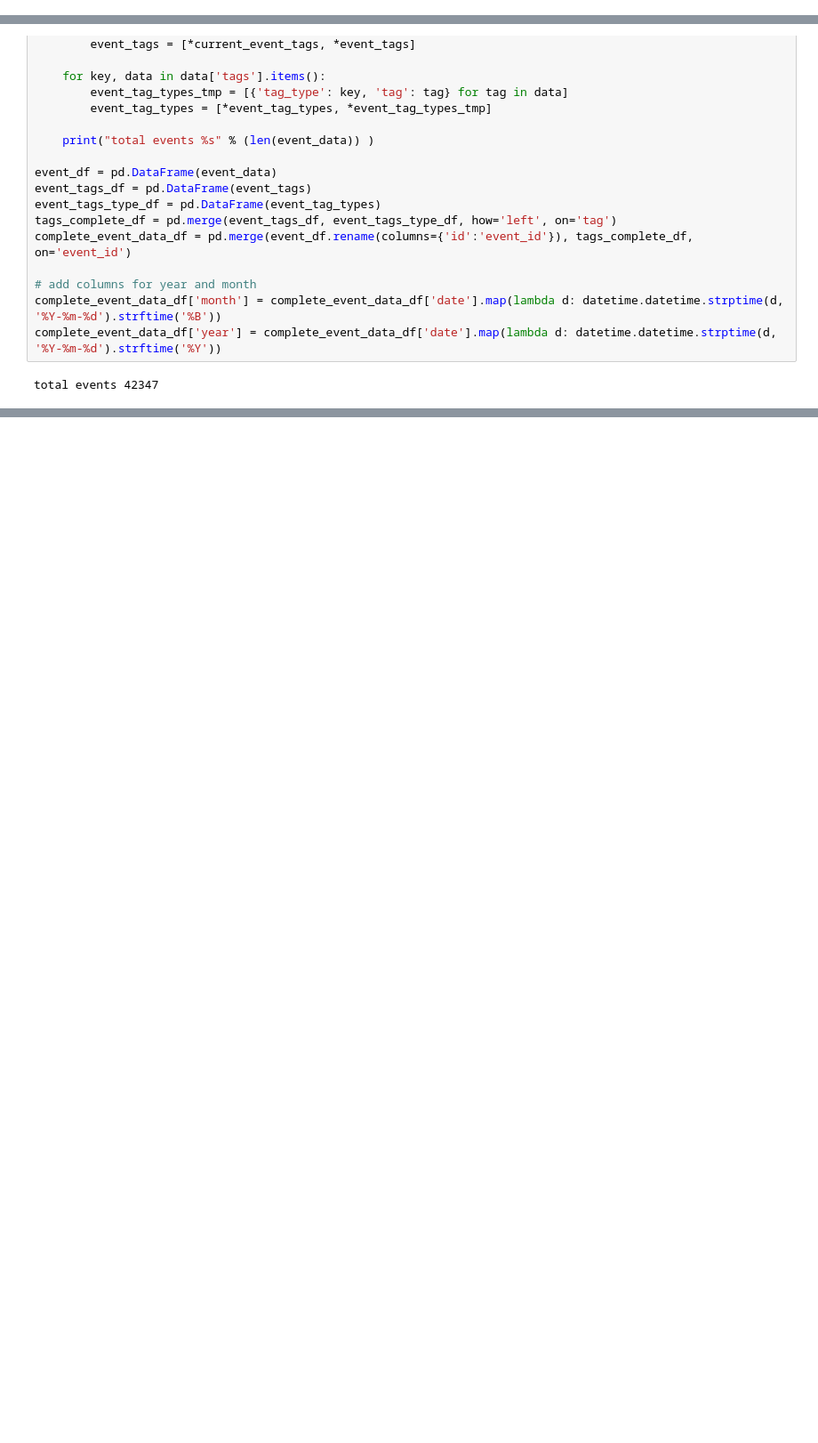
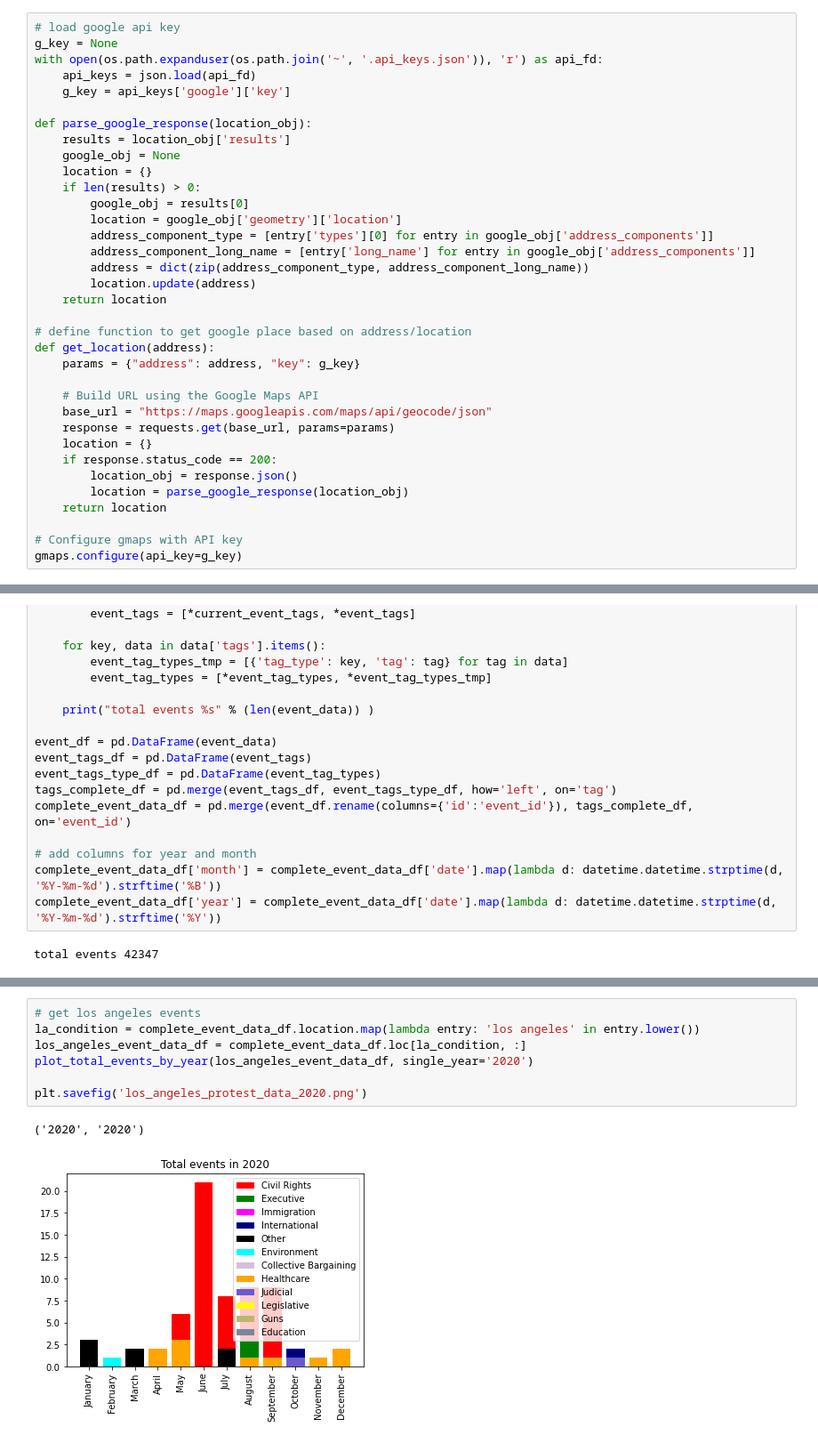
Before and after one commit to Navilongo/COVID-correlations-in-Los-Angeles-Analysis, a Jupyter notebook: Covid19 Analysis.ipynb, the cells around one changed output, grey strips where cells are left out. Shown at 89% size. Saved outputs shown, nothing was run; the diff lists cells and outputs as text; blank space fills up the shorter version.

```diff
--- a/Covid19 Analysis.ipynb
+++ b/Covid19 Analysis.ipynb
@@ -8,0 +15,35 @@ from matplotlib import pyplot as plt
+# %%
+# load google api key
+g_key = None
+with open(os.path.expanduser(os.path.join('~', '.api_keys.json')), 'r') as api_fd:
+    api_keys = json.load(api_fd)
+    g_key = api_keys['google']['key']
+
+def parse_google_response(location_obj):
+    results = location_obj['results']
+    google_obj = None
+    location = {}
+    if len(results) > 0:
+        google_obj = results[0]
+        location = google_obj['geometry']['location']
+        address_component_type = [entry['types'][0] for entry in google_obj['address_components']]
+        address_component_long_name = [entry['long_name'] for entry in google_obj['address_components']]
+        address = dict(zip(address_component_type, address_component_long_name))
+        location.update(address)
+    return location
+
+# define function to get google place based on address/location
+def get_location(address):
+    params = {"address": address, "key": g_key}
+
+    # Build URL using the Google Maps API
+    base_url = "https://maps.googleapis.com/maps/api/geocode/json"
+    response = requests.get(base_url, params=params)
+    location = {}
+    if response.status_code == 200:
+        location_obj = response.json()
+        location = parse_google_response(location_obj)
+    return location
+
+# Configure gmaps with API key
+gmaps.configure(api_key=g_key)
@@ -82,0 +177,10 @@ for year_i in range(len(years)):
+# %%
+# get los angeles events
+la_condition = complete_event_data_df.location.map(lambda entry: 'los angeles' in entry.lower())
+los_angeles_event_data_df = complete_event_data_df.loc[la_condition, :]
+plot_total_events_by_year(los_angeles_event_data_df, single_year='2020')
+
+plt.savefig('los_angeles_protest_data_2020.png')
+# %% [output]
+('2020', '2020')
+[figure, added]
```
Also changed, not shown: parts of 26 cells of this notebook, 6 other files.
